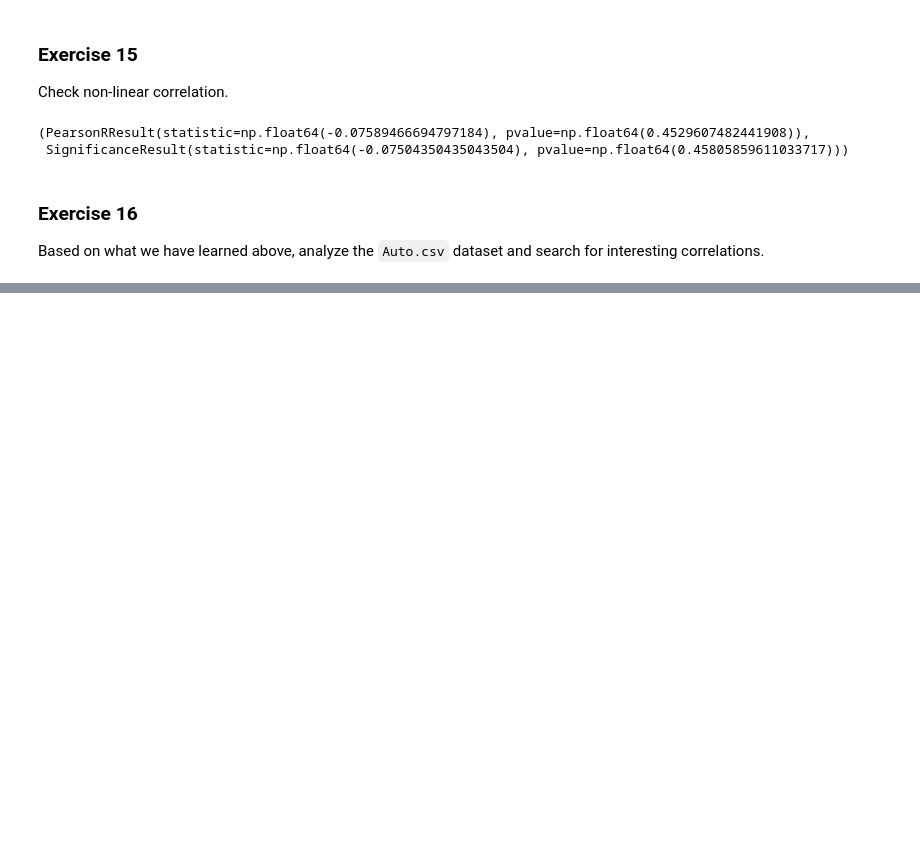
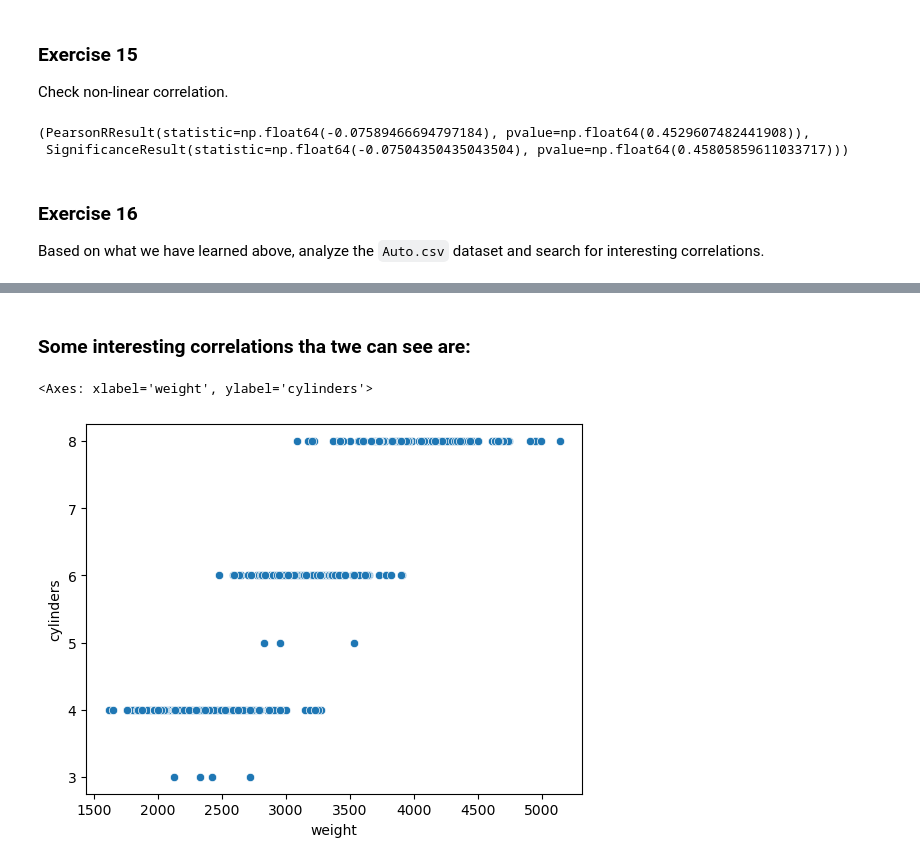
Before and after one commit to tgvp/Data-Science, a Jupyter notebook: Week_4/ds-pr-week-4-solution.ipynb, the cells around one changed output, grey strips where cells are left out. Drawn from its saved outputs; the diff is of its cells as text; code cells hidden in the pictures; blank space fills up the shorter version.

```diff
--- a/Week_4/ds-pr-week-4-solution.ipynb
+++ b/Week_4/ds-pr-week-4-solution.ipynb
@@ -436,0 +535,8 @@ Based on what we have learned above, analyze the `Auto.csv` dataset and search f
+# %% [markdown]
+### Some interesting correlations tha twe can see are:
+# %%
+# correlation between weight and cylinders
+sns.scatterplot(data=df, x='weight', y='cylinders')
+# %% [output]
+<Axes: xlabel='weight', ylabel='cylinders'>
+[figure, added]
```
Also changed, not shown: parts of 30 cells of this notebook.
